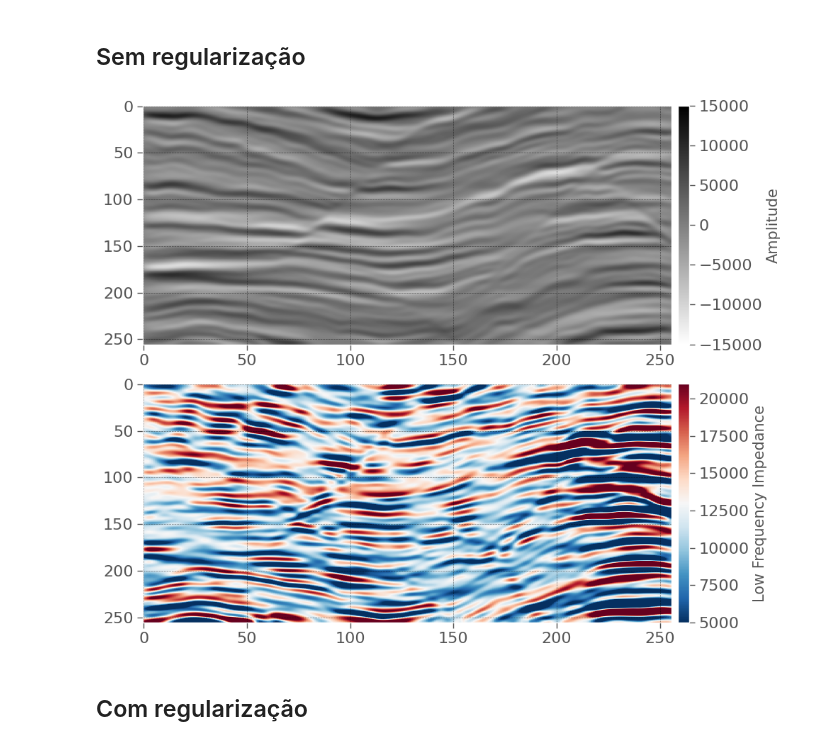
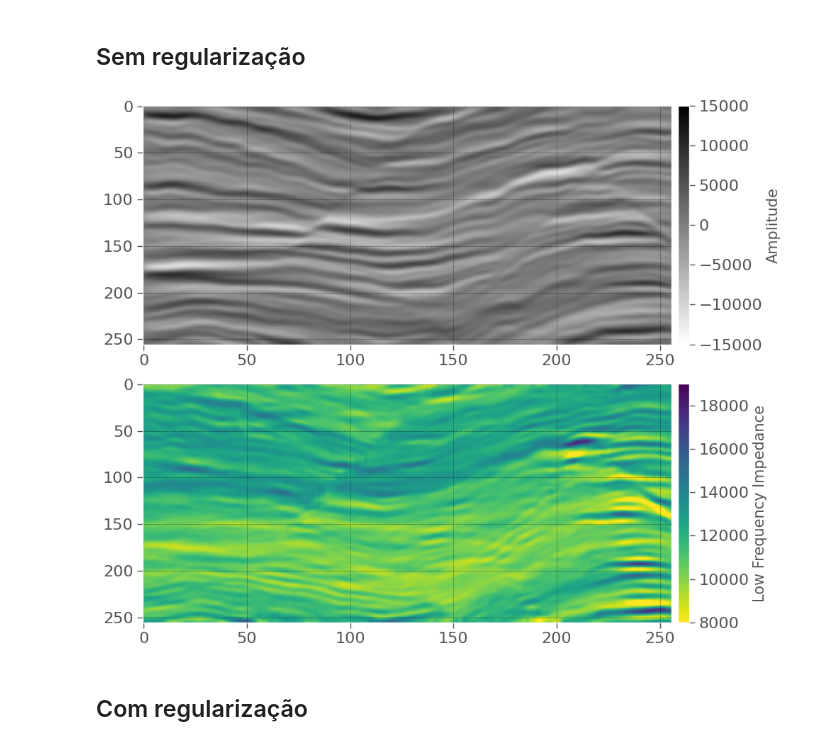
Before and after one commit to albano-a/inversion_methods_algorithms, a Jupyter notebook: full_section.ipynb, the cells around one changed output. Drawn from its saved outputs; the diff is of its cells as text; code cells hidden in the pictures.

```diff
--- a/full_section.ipynb
+++ b/full_section.ipynb
@@ -129,7 +122,7 @@ def butter_wavelet(freq_hi, freq_low, samples, dt):
 
     return t, butter_wvlt
 
-twlet_b, wlet_b = butter_wavelet(freq_hi=60, freq_low=5, samples=36, dt=4)          # wavelet
+twlet_b, wlet_b = butter_wavelet(freq_hi=55, freq_low=10, samples=36, dt=4)          # wavelet
 fft_b = abs(np.fft.rfft(wlet_b))
 freqs_b = np.fft.rfftfreq(twlet_b.shape[0], d=4/1000)
 # %%
@@ -292,7 +289,7 @@ for iy in range(ny):
         pylops.optimization.leastsquares.normal_equations_inversion(Op=PPop_b,
                                                                     y = seismic_section.flatten(),
                                                                     Regs=[],
-                                                                    epsI=1e-1, #tikhonov
+                                                                    epsI=5e-1, #tikhonov
                                                                     x0 = impedance_section.flatten(), # modelo inicial
                                                                     engine='scipy',
                                                                     **dict(maxiter=1000))[0]
@@ -309,27 +306,27 @@ inverted_impedance_final = inverted_impedance + imp_background
 # %%
 plt.figure(figsize=(10,8))
 
 plt.subplot(211)
 c = plt.imshow(data_amp[150,:,:].T,
            cmap='gray_r',
            aspect='auto',
            vmin=-15000,
            vmax=15000)
 plt.colorbar(c, pad=0.01).set_label('Amplitude', size=15)
 
 plt.subplot(212)
 c = plt.imshow(inverted_impedance_final[150,:,:].T,
-               cmap='RdBu_r',
+               cmap='viridis_r',
                aspect='auto',
-               vmin=5000,
-               vmax=21000
+               vmin=8000,
+               vmax=19000
                )
 plt.colorbar(c, pad=0.01).set_label('Low Frequency Impedance', size=15)
 
 plt.tight_layout()
 plt.show()
 # %% [output]
-[figure, old version]
+[figure, new version]
 # %% [markdown]
 ## Com regularização
 # %%
```
Also changed, not shown: parts of 5 cells of this notebook, 14 other files.
